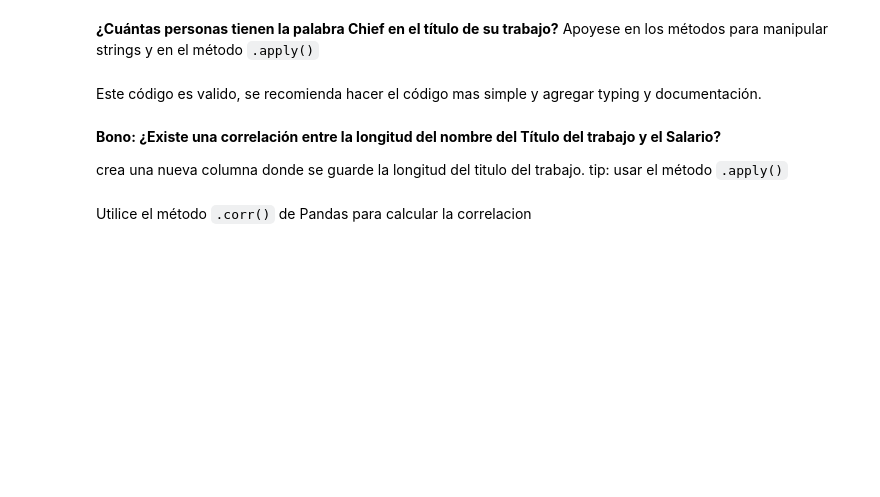
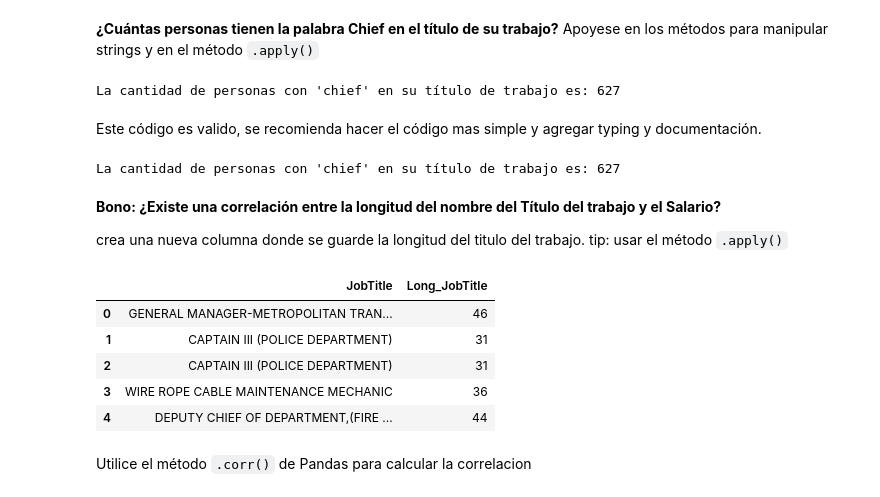
Before and after one commit to killermoes/ciencia_datos-, a Jupyter notebook: notebooks/Tareas_pandas/tarea_01_pandas_ingestion.ipynb, the cells around one changed output. Cells and saved outputs as stored; diff of their text form; code cells hidden in the pictures; blank space fills up the shorter version.

```diff
--- a/notebooks/Tareas_pandas/tarea_01_pandas_ingestion.ipynb
+++ b/notebooks/Tareas_pandas/tarea_01_pandas_ingestion.ipynb
@@ -280,10 +436,32 @@ memory usage: 12.5 MB
+# %%
+# Copie el código aca
+personas_chief = df[df["JobTitle"].apply(lambda x: "chief" in x.lower())]
+cantidad_chief = personas_chief.shape[0]
+print(f"La cantidad de personas con 'chief' en su título de trabajo es: {cantidad_chief}")
+# %% [output]
+La cantidad de personas con 'chief' en su título de trabajo es: 627
 # %% [markdown]
 Este código es valido, se recomienda hacer el código mas simple y agregar typing y documentación.
+# %%
+def contar_chief(job_title):
+    return "chief" in job_title.lower()
+print("La cantidad de personas con 'chief' en su título de trabajo es:", df["JobTitle"].apply(contar_chief).sum())
+# %% [output]
+La cantidad de personas con 'chief' en su título de trabajo es: 627
 # %% [markdown]
 **Bono: ¿Existe una correlación entre la longitud del nombre del Título del trabajo y el Salario?**
 
 crea una nueva columna donde se guarde la longitud del titulo del trabajo. tip: usar el método `.apply()`
 # %%
 # Copie el código aca
+df["Long_JobTitle"] = df["JobTitle"].apply(len)
+display(df[["JobTitle" , "Long_JobTitle"]].head())
+# %% [output]
+|  | JobTitle | Long_JobTitle |
+| 0 | GENERAL MANAGER-METROPOLITAN TRAN... | 46 |
+| 1 | CAPTAIN III (POLICE DEPARTMENT) | 31 |
+| 2 | CAPTAIN III (POLICE DEPARTMENT) | 31 |
+| 3 | WIRE ROPE CABLE MAINTENANCE MECHANIC | 36 |
+| 4 | DEPUTY CHIEF OF DEPARTMENT,(FIRE ... | 44 |
 # %% [markdown]
 Utilice el método `.corr()` de Pandas para calcular la correlacion
```
Also changed, not shown: parts of 36 cells of this notebook.
